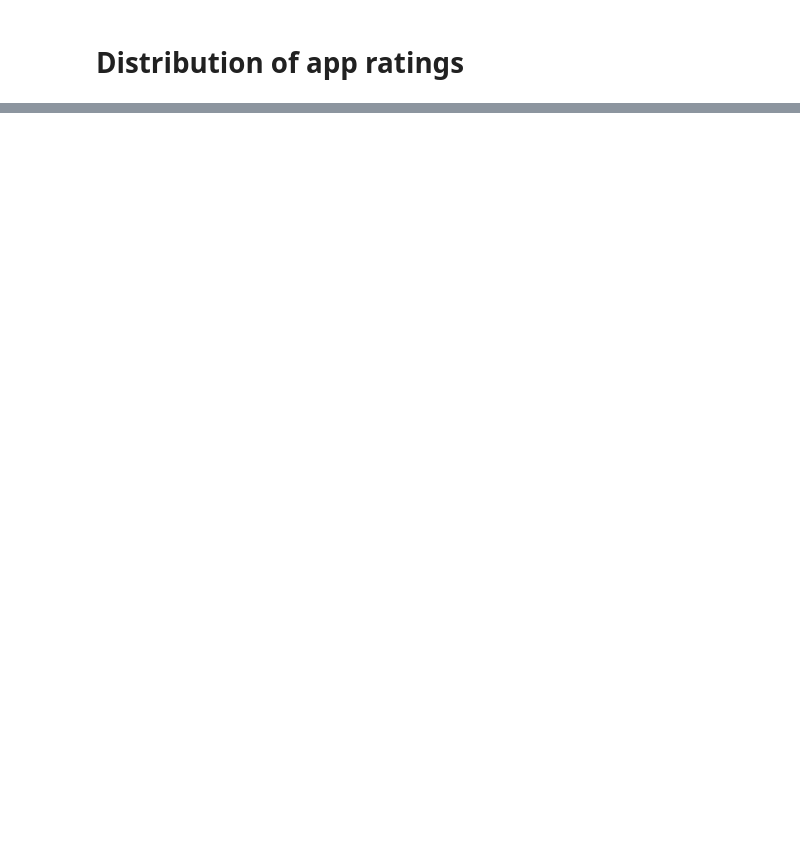
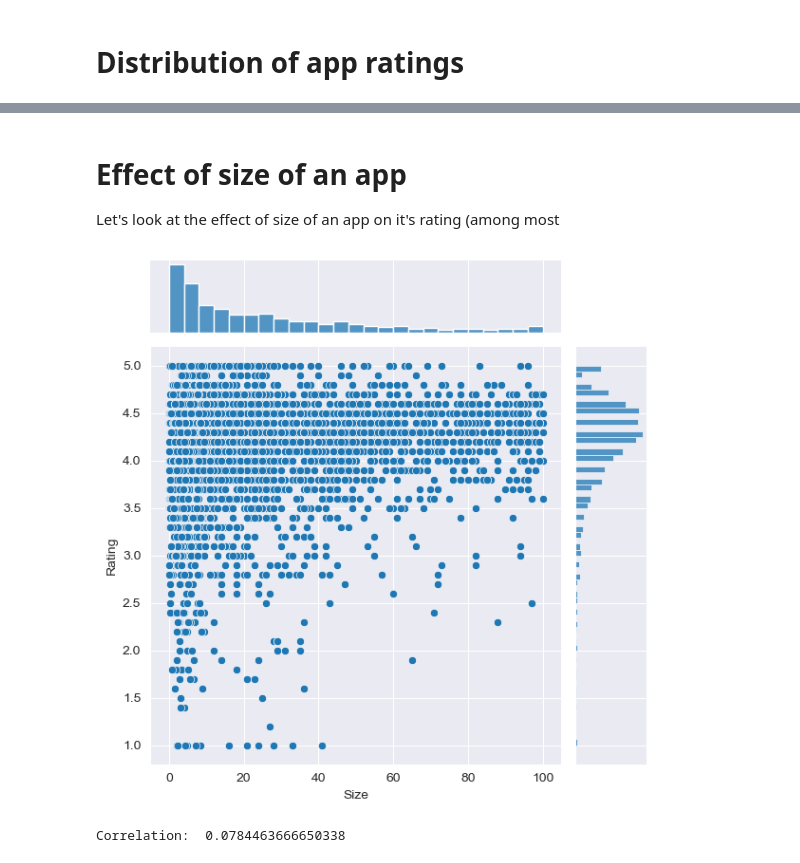
Before and after one commit to NickVasenkov/Android-App-Market-Analysis, a Jupyter notebook: android-app-market-analysis.ipynb, the cells around one changed output, grey strips where cells are left out. Saved outputs shown, nothing was run; the diff lists cells and outputs as text; code cells hidden in the pictures; blank space fills up the shorter version.

Commit message:
Effect of size

```diff
--- a/android-app-market-analysis.ipynb
+++ b/android-app-market-analysis.ipynb
@@ -128,3 +128,28 @@ plotly.offline.iplot({'data': data, 'layout': layout})
 # %% [output]
 Average app rating =  4.173243045387994
 [interactive output not drawn]
+# %% [markdown]
+# Effect of size of an app
+
+Let's look at the effect of size of an app on it's rating (among most
+# %%
+%matplotlib inline
+import seaborn as sns
+sns.set_style("darkgrid")
+import warnings
+warnings.filterwarnings("ignore")
+
+# Select rows where both 'Rating' and 'Size' values are present (ie. the two values are not null)
+apps_with_size_and_rating_present = apps[(apps['Rating'].isnull() == False) &  (apps['Size'].isnull() == False)]
+
+# Subset for categories with at least 250 apps
+large_categories = apps_with_size_and_rating_present.groupby("Category").filter(lambda x: len(x) >= 250)
+
+# Plot size vs. rating
+plt1 = sns.jointplot(x = large_categories['Size'], y = large_categories['Rating'])
+# %% [output]
+[figure, added]
+# %%
+print("Correlation: ", large_categories['Size'].corr(large_categories['Rating']))
+# %% [output]
+Correlation:  0.0784463666650338
```
Also changed, not shown: parts of 1 cell of this notebook.
